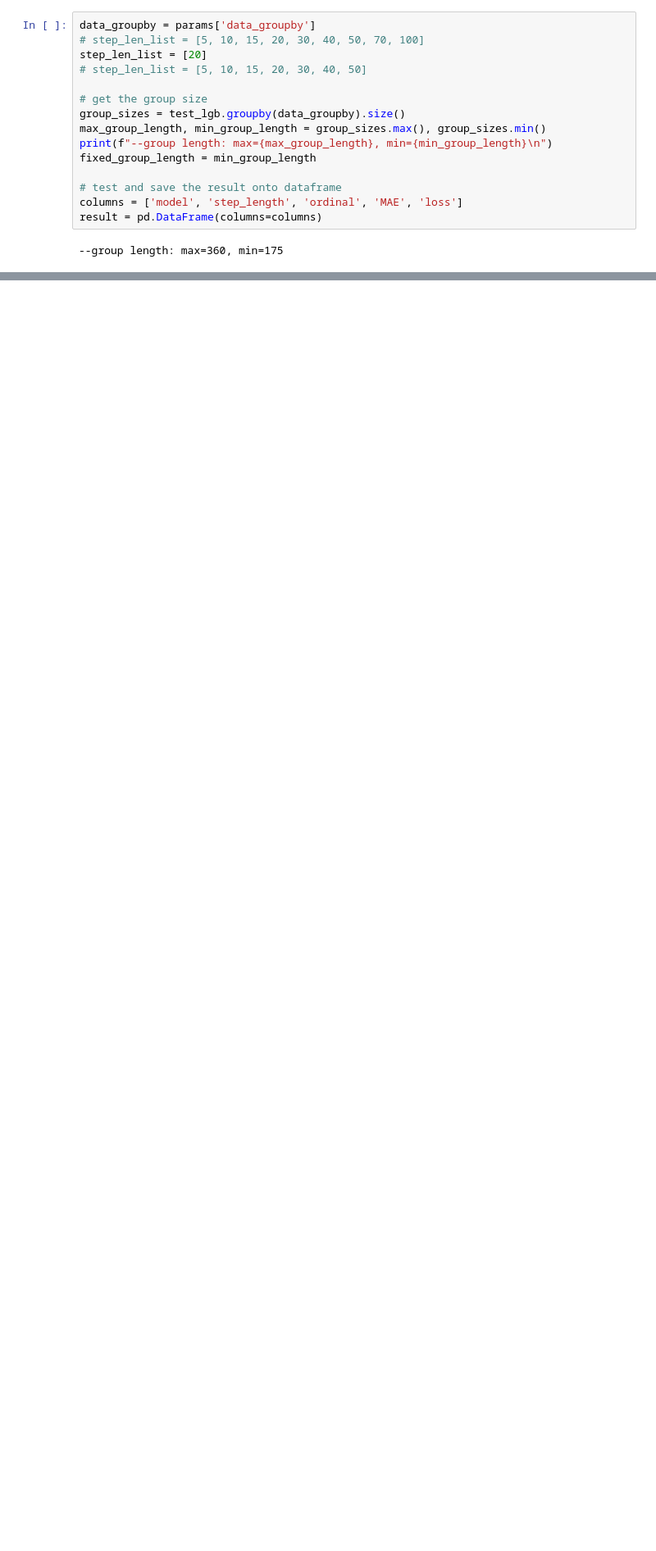
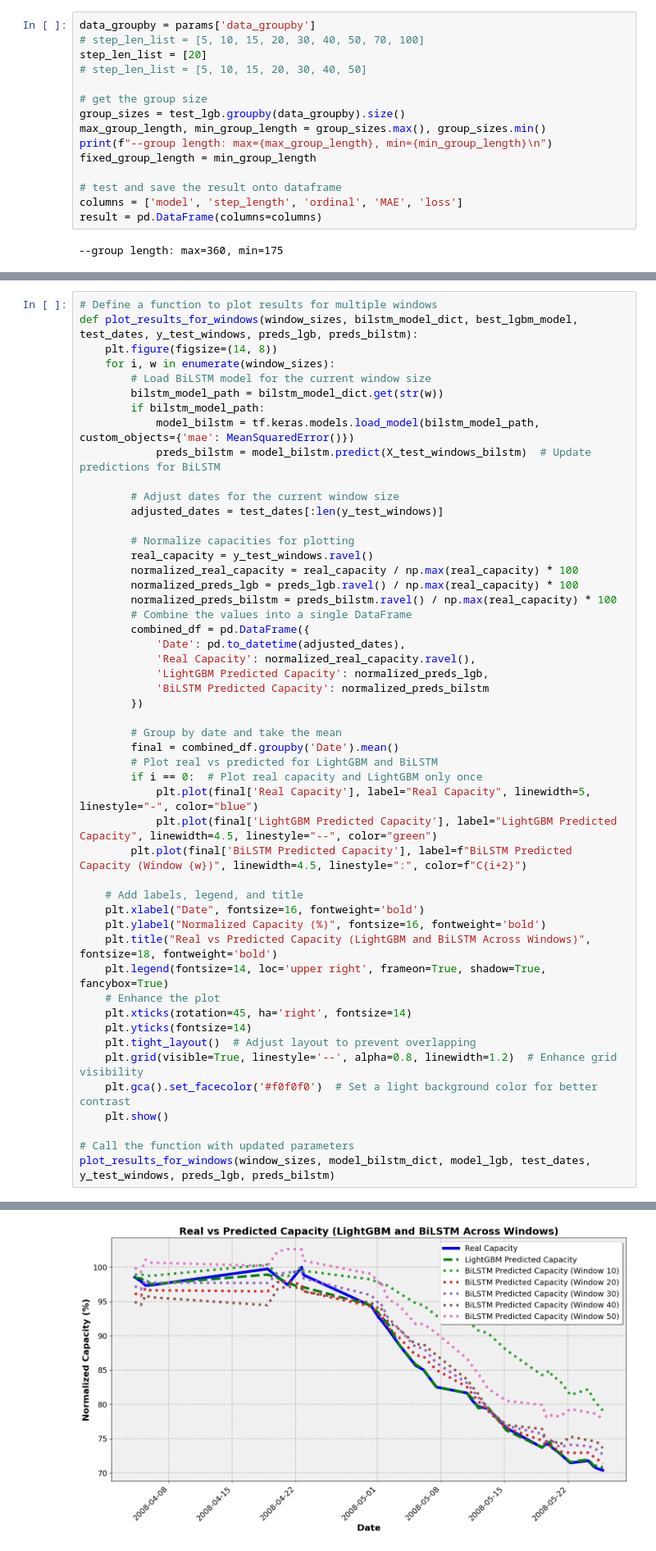
Before and after one commit to QYRR/batteryML, a Jupyter notebook: model_testing.ipynb, the cells around one changed output, grey strips where cells are left out. Shown at 82% size. Cells and saved outputs as stored; diff of their text form; blank space fills up the shorter version.

```diff
--- a/model_testing.ipynb
+++ b/model_testing.ipynb
@@ -440,0 +647,51 @@ Window sizes to evaluate: [10, 20, 30, 40, 50]
+# %%
+# Define a function to plot results for multiple windows
+def plot_results_for_windows(window_sizes, bilstm_model_dict, best_lgbm_model, test_dates, y_test_windows, preds_lgb, preds_bilstm):
+    plt.figure(figsize=(14, 8))
+    for i, w in enumerate(window_sizes):
+        # Load BiLSTM model for the current window size
+        bilstm_model_path = bilstm_model_dict.get(str(w))
+        if bilstm_model_path:
+            model_bilstm = tf.keras.models.load_model(bilstm_model_path, custom_objects={'mae': MeanSquaredError()})
+            preds_bilstm = model_bilstm.predict(X_test_windows_bilstm)  # Update predictions for BiLSTM
+
+        # Adjust dates for the current window size
+        adjusted_dates = test_dates[:len(y_test_windows)]
+
+        # Normalize capacities for plotting
+        real_capacity = y_test_windows.ravel()
+        normalized_real_capacity = real_capacity / np.max(real_capacity) * 100
+        normalized_preds_lgb = preds_lgb.ravel() / np.max(real_capacity) * 100
+        normalized_preds_bilstm = preds_bilstm.ravel() / np.max(real_capacity) * 100
+        # Combine the values into a single DataFrame
+        combined_df = pd.DataFrame({
+            'Date': pd.to_datetime(adjusted_dates),
+            'Real Capacity': normalized_real_capacity.ravel(),
+            'LightGBM Predicted Capacity': normalized_preds_lgb,
+            'BiLSTM Predicted Capacity': normalized_preds_bilstm
+        })
+
+        # Group by date and take the mean
+        final = combined_df.groupby('Date').mean()
+        # Plot real vs predicted for LightGBM and BiLSTM
+        if i == 0:  # Plot real capacity and LightGBM only once
+            plt.plot(final['Real Capacity'], label="Real Capacity", linewidth=5, linestyle="-", color="blue")
+            plt.plot(final['LightGBM Predicted Capacity'], label="LightGBM Predicted Capacity", linewidth=4.5, linestyle="--", color="green")
+        plt.plot(final['BiLSTM Predicted Capacity'], label=f"BiLSTM Predicted Capacity (Window {w})", linewidth=4.5, linestyle=":", color=f"C{i+2}")
+
+    # Add labels, legend, and title
+    plt.xlabel("Date", fontsize=16, fontweight='bold')
+    plt.ylabel("Normalized Capacity (%)", fontsize=16, fontweight='bold')
+    plt.title("Real vs Predicted Capacity (LightGBM and BiLSTM Across Windows)", fontsize=18, fontweight='bold')
+    plt.legend(fontsize=14, loc='upper right', frameon=True, shadow=True, fancybox=True)
+    # Enhance the plot
+    plt.xticks(rotation=45, ha='right', fontsize=14)
+    plt.yticks(fontsize=14)
+    plt.tight_layout()  # Adjust layout to prevent overlapping
+    plt.grid(visible=True, linestyle='--', alpha=0.8, linewidth=1.2)  # Enhance grid visibility
+    plt.gca().set_facecolor('#f0f0f0')  # Set a light background color for better contrast
+    plt.show()
+
+# Call the function with updated parameters
+plot_results_for_windows(window_sizes, model_bilstm_dict, model_lgb, test_dates, y_test_windows, preds_lgb, preds_bilstm)
+# %% [output]
@@ -440,0 +708 @@ Window sizes to evaluate: [10, 20, 30, 40, 50]
+[figure, added]
```
Also changed, not shown: parts of 7 cells of this notebook, 12 other files.
